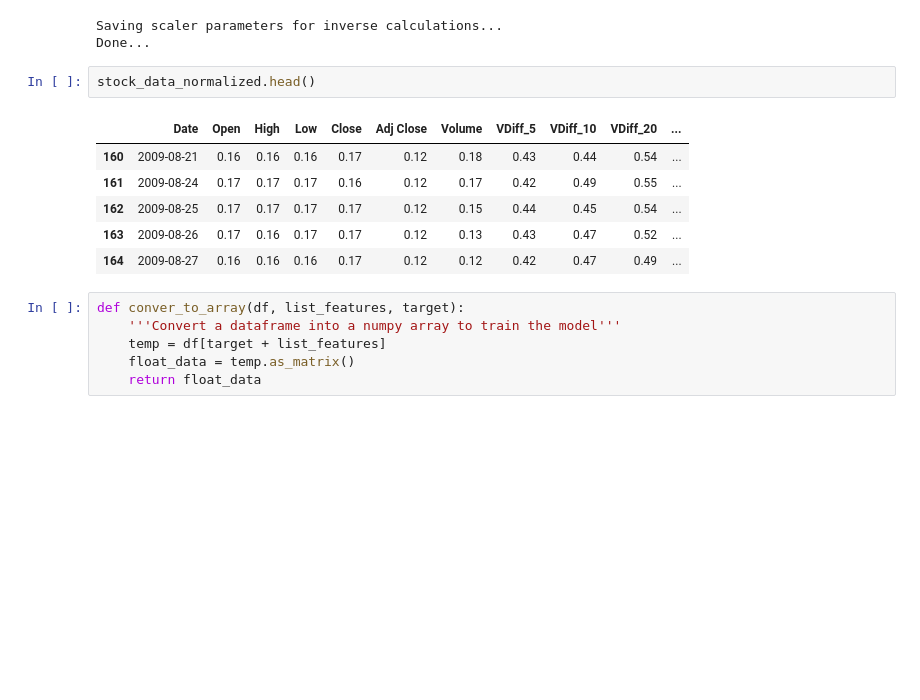
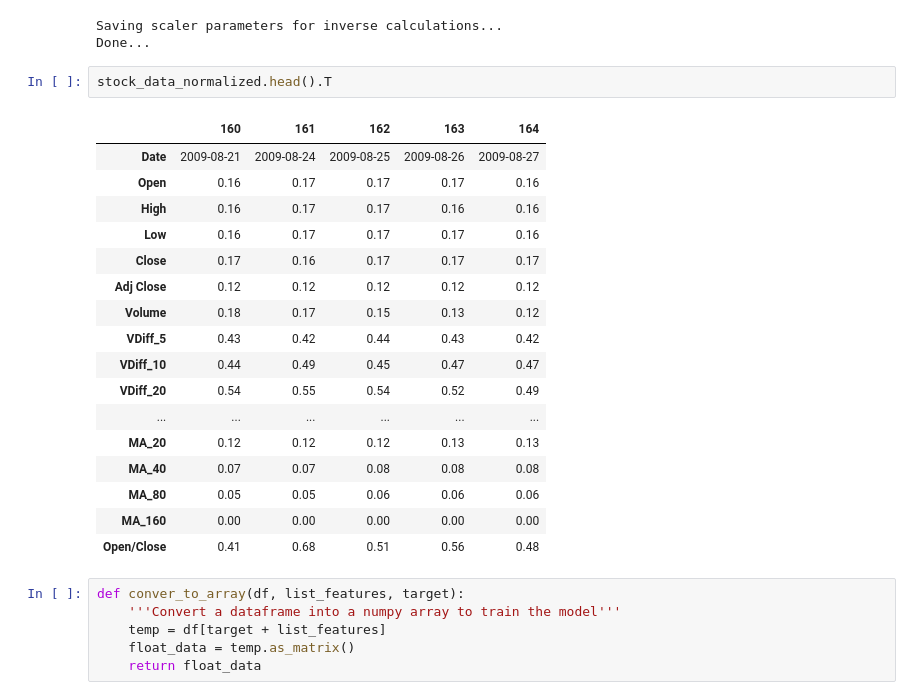
Before and after one commit to cviejom/Investment-and-Trading, a Jupyter notebook: notebooks/1.3-cvm-stock_predictions.ipynb, the cells around one changed output. Saved outputs shown, nothing was run; the diff lists cells and outputs as text; blank space fills up the shorter version.

```diff
--- a/notebooks/1.3-cvm-stock_predictions.ipynb
+++ b/notebooks/1.3-cvm-stock_predictions.ipynb
@@ -189,14 +188,25 @@ stock_data_normalized, scaler = normalize_data(stock_data_process, avoid_list =
 Saving scaler parameters for inverse calculations...
 Done...
 # %%
-stock_data_normalized.head()
+stock_data_normalized.head().T
 # %% [output]
-|  | Date | Open | High | Low | Close | Adj Close | Volume | VDiff_5 | VDiff_10 | VDiff_20 | ... |
-| 160 | 2009-08-21 | 0.16 | 0.16 | 0.16 | 0.17 | 0.12 | 0.18 | 0.43 | 0.44 | 0.54 | ... |
-| 161 | 2009-08-24 | 0.17 | 0.17 | 0.17 | 0.16 | 0.12 | 0.17 | 0.42 | 0.49 | 0.55 | ... |
-| 162 | 2009-08-25 | 0.17 | 0.17 | 0.17 | 0.17 | 0.12 | 0.15 | 0.44 | 0.45 | 0.54 | ... |
-| 163 | 2009-08-26 | 0.17 | 0.16 | 0.17 | 0.17 | 0.12 | 0.13 | 0.43 | 0.47 | 0.52 | ... |
-| 164 | 2009-08-27 | 0.16 | 0.16 | 0.16 | 0.17 | 0.12 | 0.12 | 0.42 | 0.47 | 0.49 | ... |
+|  | 160 | 161 | 162 | 163 | 164 |
+| Date | 2009-08-21 | 2009-08-24 | 2009-08-25 | 2009-08-26 | 2009-08-27 |
+| Open | 0.16 | 0.17 | 0.17 | 0.17 | 0.16 |
+| High | 0.16 | 0.17 | 0.17 | 0.16 | 0.16 |
+| Low | 0.16 | 0.17 | 0.17 | 0.17 | 0.16 |
+| Close | 0.17 | 0.16 | 0.17 | 0.17 | 0.17 |
+| Adj Close | 0.12 | 0.12 | 0.12 | 0.12 | 0.12 |
+| Volume | 0.18 | 0.17 | 0.15 | 0.13 | 0.12 |
+| VDiff_5 | 0.43 | 0.42 | 0.44 | 0.43 | 0.42 |
+| VDiff_10 | 0.44 | 0.49 | 0.45 | 0.47 | 0.47 |
+| VDiff_20 | 0.54 | 0.55 | 0.54 | 0.52 | 0.49 |
+| ... | ... | ... | ... | ... | ... |
+| MA_20 | 0.12 | 0.12 | 0.12 | 0.13 | 0.13 |
+| MA_40 | 0.07 | 0.07 | 0.08 | 0.08 | 0.08 |
+| MA_80 | 0.05 | 0.05 | 0.06 | 0.06 | 0.06 |
+| MA_160 | 0.00 | 0.00 | 0.00 | 0.00 | 0.00 |
+| Open/Close | 0.41 | 0.68 | 0.51 | 0.56 | 0.48 |
 # %%
 def conver_to_array(df, list_features, target):
     '''Convert a dataframe into a numpy array to train the model'''
```
Also changed, not shown: parts of 13 cells of this notebook, 2 other files.
